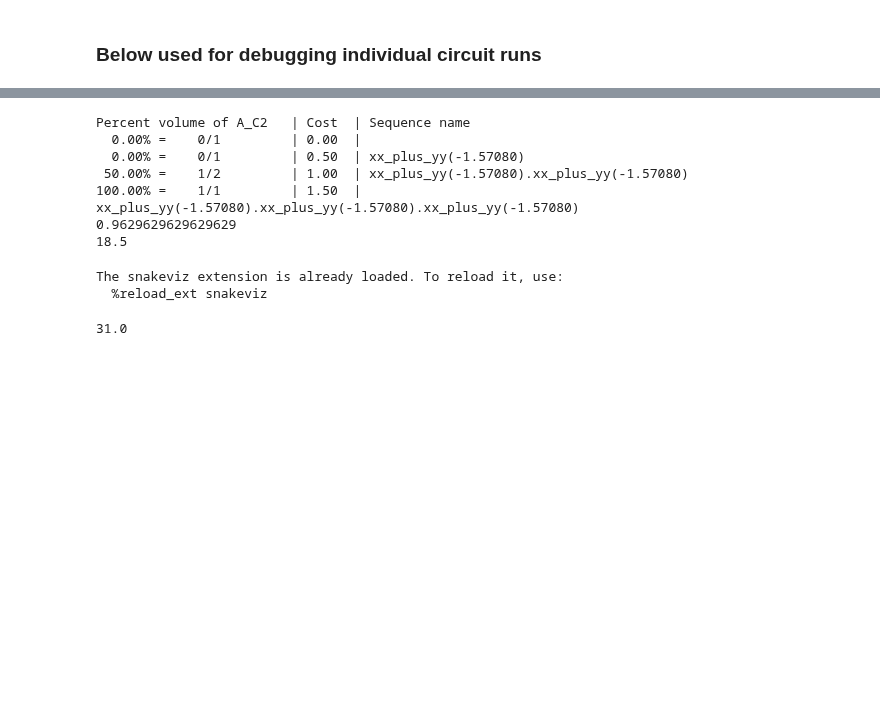
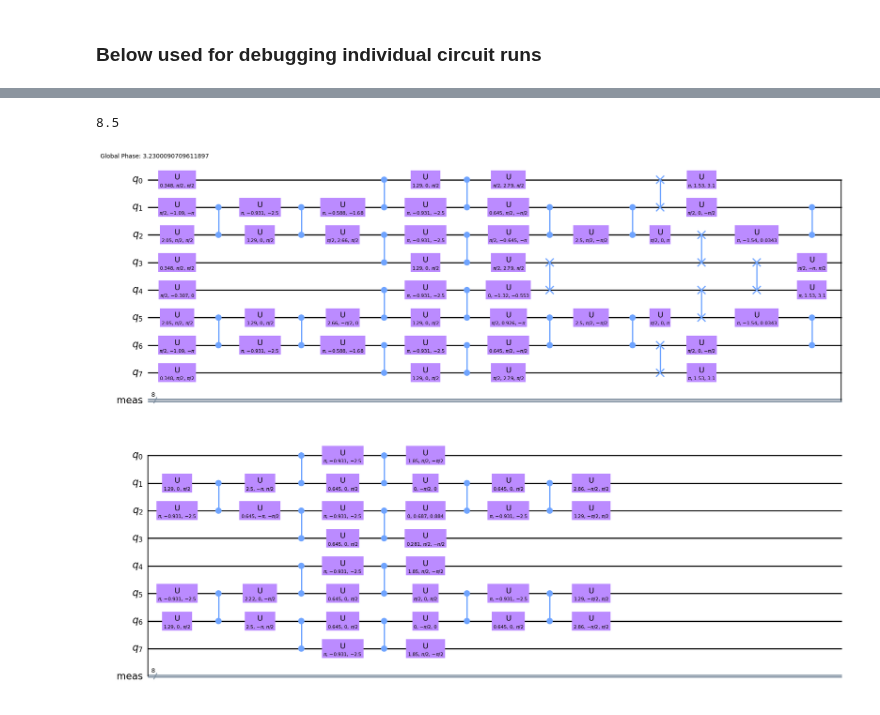
Before and after one commit to Pitt-JonesLab/mirror-gates, a Jupyter notebook: src/notebooks/debug_bench.ipynb, the cells around one changed output, grey strips where cells are left out. Saved outputs shown, nothing was run; the diff lists cells and outputs as text; code cells hidden in the pictures; blank space fills up the shorter version.

```diff
--- a/src/notebooks/debug_bench.ipynb
+++ b/src/notebooks/debug_bench.ipynb
@@ -85,3 +157,17 @@ qc.draw("mpl", fold=-1)
+# %%
+from mirror_gates.pass_managers import SabreMS, QiskitLevel3
+from transpile_benchy.metrics.depth_metric import DepthMetric
+
+runner = QiskitLevel3(coupling_map, cx_basis=0)
+metric = DepthMetric()
+runner.append_metric_pass(metric)
+transp = runner.run(qc)
+print(runner.property_set["monodromy_depth"])
+# display(transp.draw(output="mpl", fold=-1))
+display(runner.property_set["post"].draw("mpl"))
+# %% [output]
+8.5
+[figure, added]
 # %%
 # import numpy as np
 # qc = QuantumCircuit(2)
@@ -102,51 +188,3 @@ qc.draw("mpl", fold=-1)
 # cons_qc.draw("mpl", fold=-1)
 # from weylchamber import c1c2c3
 # [c1c2c3(instr.operation.to_matrix()) for instr in cons_qc]
-# %%
-from mirror_gates.pass_managers import SabreMS, QiskitLevel3
-from transpile_benchy.metrics.depth_metric import DepthMetric
-
-runner = SabreMS(
-    coupling_map, cx_basis=False, parallel=False, logger=transpile_benchy_logger
-)
-metric = DepthMetric()
-runner.append_metric_pass(metric)
-runner.run(qc)
-print(runner.property_set["accepted_subs"])
-print(runner.property_set["monodromy_depth"])
-# display(runner.property_set['pre'].draw('mpl'))
-# display(runner.property_set["mid"].draw("mpl", fold=-1))
-# display(runner.property_set['post0'].draw('mpl'))
-# display(runner.property_set['post'].draw('mpl', fold=-1))
-# display(transp.draw(output="mpl", fold=-1))
-# %% [output]
-Percent volume of A_C2   | Cost  | Sequence name
-  0.00% =    0/1         | 0.00  |
-  0.00% =    0/1         | 0.50  | xx_plus_yy(-1.57080)
- 50.00% =    1/2         | 1.00  | xx_plus_yy(-1.57080).xx_plus_yy(-1.57080)
-100.00% =    1/1         | 1.50  | xx_plus_yy(-1.57080).xx_plus_yy(-1.57080).xx_plus_yy(-1.57080)
-0.9629629629629629
-18.5
-# %%
-%load_ext snakeviz
-import cProfile
-
-# Profile 'your_function' and write the result into 'my_profile.profile'
-cProfile.run("runner.run(qc)", "my_profile2.prof")
-# !snakeviz 'src/notebooks/my_profile.profile'
-# %% [output]
-The snakeviz extension is already loaded. To reload it, use:
-  %reload_ext snakeviz
-# %%
-from mirror_gates.pass_managers import SabreMS, QiskitLevel3
-from transpile_benchy.metrics.depth_metric import DepthMetric
-
-runner = QiskitLevel3(coupling_map, cx_basis=False)
-metric = DepthMetric()
-runner.append_metric_pass(metric)
-transp = runner.run(qc)
-print(runner.property_set["monodromy_depth"])
-# display(transp.draw(output="mpl", fold=-1))
-# display(runner.property_set['post'].draw('mpl'))
-# %% [output]
-31.0
```
Also changed, not shown: parts of 10 cells of this notebook, 4 other files.
